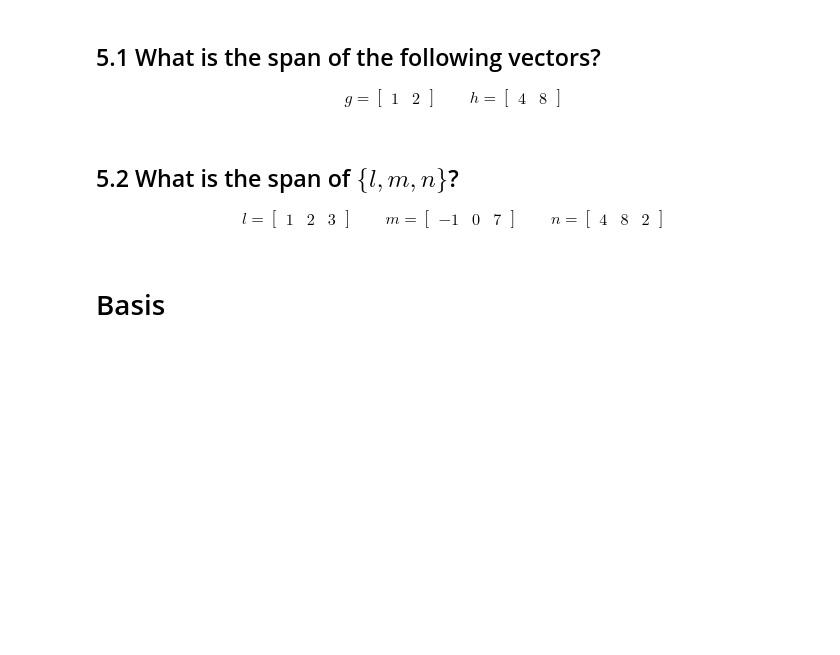
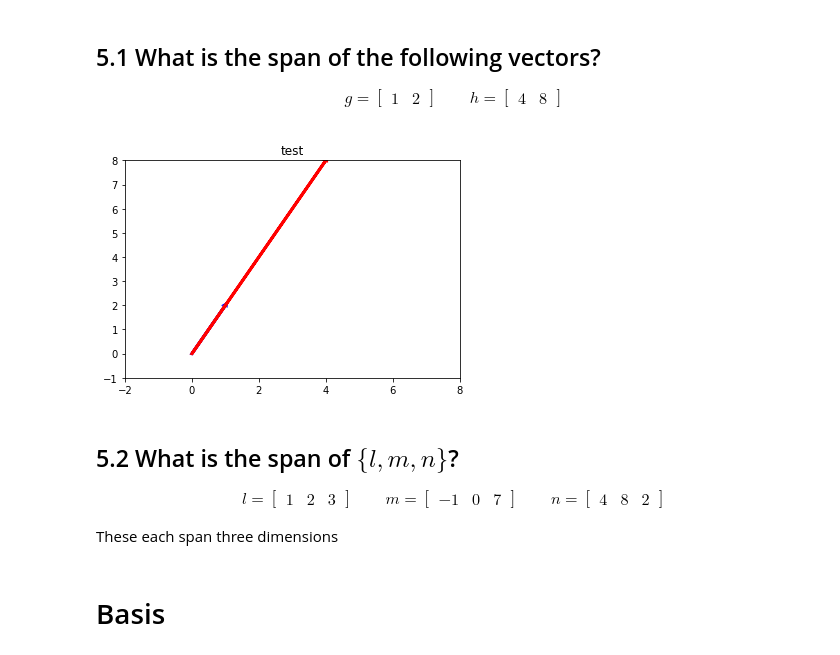
Before and after one commit to emma-rose22/DS-Unit-1-Sprint-3-Linear-Algebra, a Jupyter notebook: module2-intermediate-linear-algebra/LS_DS_132_Intermediate_Linear_Algebra_Assignment.ipynb, the cells around one changed output. Saved outputs shown, nothing was run; the diff lists cells and outputs as text; code cells hidden in the pictures; blank space fills up the shorter version.

```diff
--- a/module2-intermediate-linear-algebra/LS_DS_132_Intermediate_Linear_Algebra_Assignment.ipynb
+++ b/module2-intermediate-linear-algebra/LS_DS_132_Intermediate_Linear_Algebra_Assignment.ipynb
@@ -245,6 +390,29 @@ g = \begin{bmatrix} 1 & 2 \end{bmatrix}
 \qquad
 h = \begin{bmatrix} 4 & 8 \end{bmatrix}
 \end{align}
+# %%
+plt.xlim(-1.1,10)
+plt.ylim(-1.1,10)
+
+#limits
+plt.xlim(-2,8)
+plt.ylim(-1,8)
+
+#vectors
+a = [1,2]
+b = [4, 8]
+
+#plotting
+plt.arrow(0,0, a[0], a[1], linewidth=3, head_width=.05, head_length=0.05, color ='blue')
+plt.arrow(0,0, b[0], b[1], linewidth=3, head_width=.05, head_length=0.05, color ='red')
+
+plt.title("test")
+plt.show()
+
+
+#these vectors span two dimensions
+# %% [output]
+[figure, added]
 # %% [markdown]
 ## 5.2 What is the span of $\{l, m, n\}$?
 
@@ -255,6 +423,9 @@ m = \begin{bmatrix} -1 & 0 & 7 \end{bmatrix}
 \qquad
 n = \begin{bmatrix} 4 & 8  & 2\end{bmatrix}
 \end{align}
+
+
+These each span three dimensions
 # %% [markdown]
 # Basis
 # %% [markdown]
```
Also changed, not shown: parts of 32 cells of this notebook.
